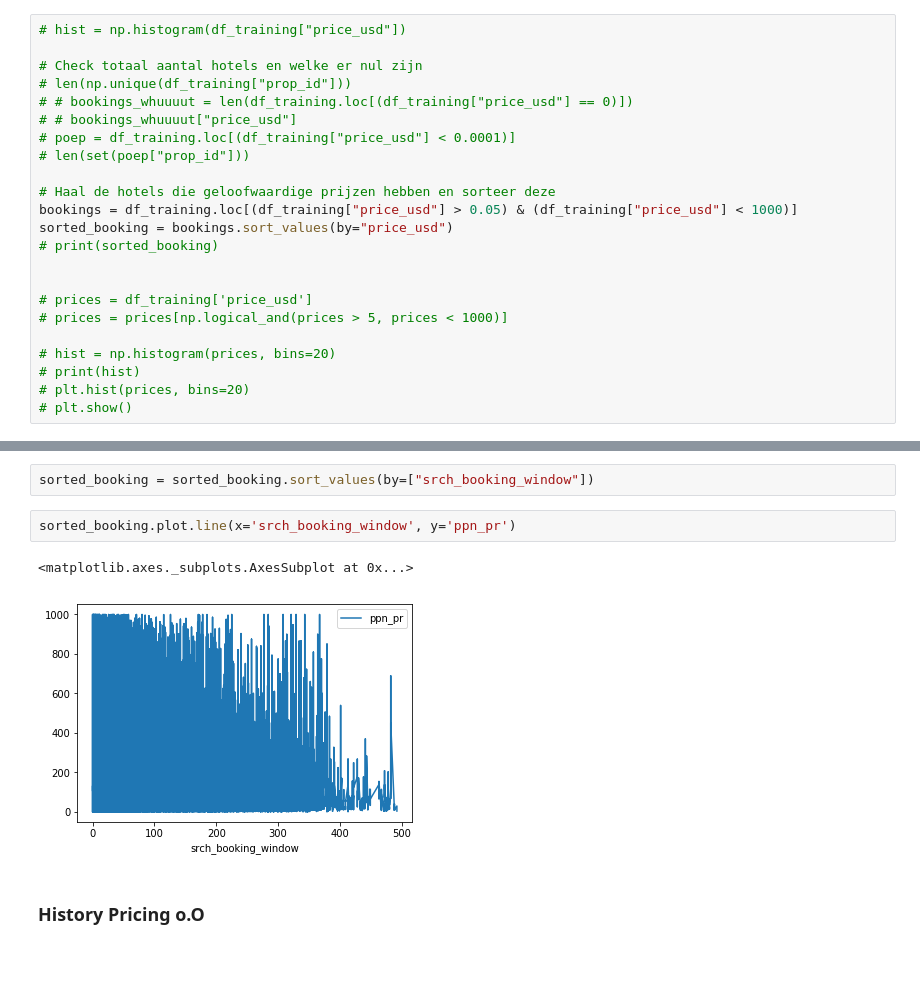
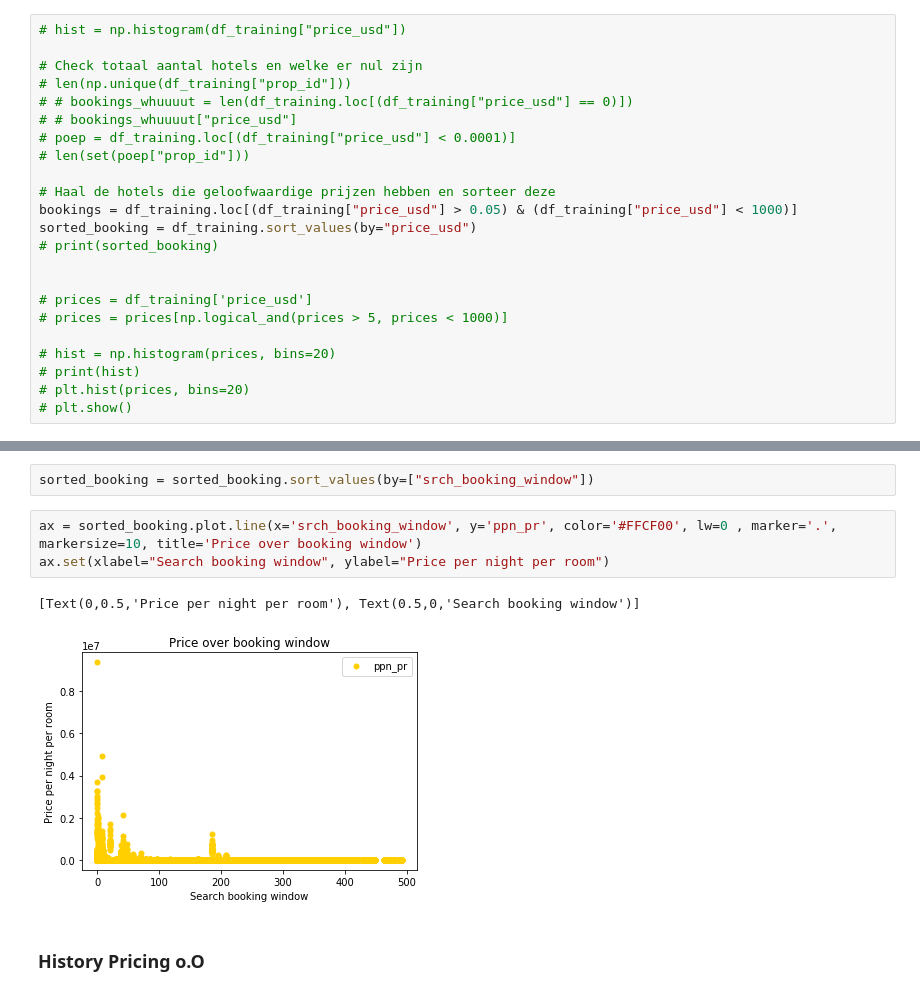
Before and after one commit to popoiopo/dataMining, a Jupyter notebook: Untitled.ipynb, the cells around one changed output, grey strips where cells are left out. Cells and saved outputs as stored; diff of their text form; blank space fills up the shorter version.

```diff
--- a/Untitled.ipynb
+++ b/Untitled.ipynb
@@ -22,7 +26,7 @@ df_training = pd.read_csv("../../dataminingData/data/train.csv")
 
 # Haal de hotels die geloofwaardige prijzen hebben en sorteer deze
 bookings = df_training.loc[(df_training["price_usd"] > 0.05) & (df_training["price_usd"] < 1000)]
-sorted_booking = bookings.sort_values(by="price_usd")
+sorted_booking = df_training.sort_values(by="price_usd")
 # print(sorted_booking)
 
 
@@ -100,11 +103,12 @@ sorted_booking[["ppn_pr","prop_country_id","mean_ppc","norm_price", "normy"]]
 ### Effect booking window ( ´Д`)ﾉ
 # %%
 sorted_booking = sorted_booking.sort_values(by=["srch_booking_window"])
-# %%
-sorted_booking.plot.line(x='srch_booking_window', y='ppn_pr')
-# %% [output]
-<matplotlib.axes._subplots.AxesSubplot at 0x...>
-[figure, removed]
+# %%
+ax = sorted_booking.plot.line(x='srch_booking_window', y='ppn_pr', color='#FFCF00', lw=0 , marker='.', markersize=10, title='Price over booking window')
+ax.set(xlabel="Search booking window", ylabel="Price per night per room")
+# %% [output]
+[Text(0,0.5,'Price per night per room'), Text(0.5,0,'Search booking window')]
+[figure, added]
 # %% [markdown]
 ### History Pricing o.O
 # %%
```
Also changed, not shown: parts of 7 cells of this notebook.
